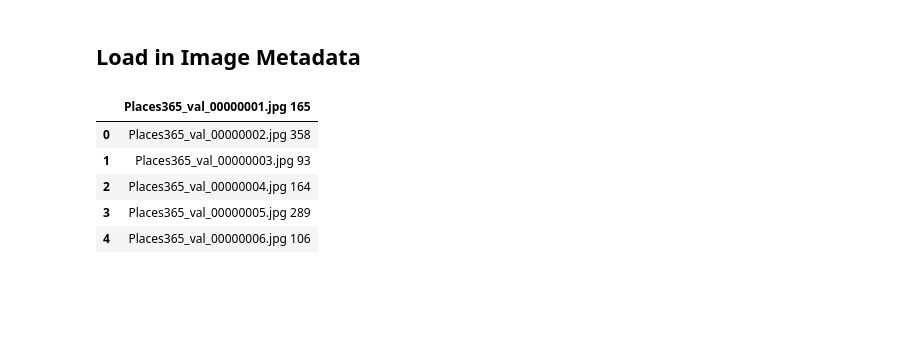
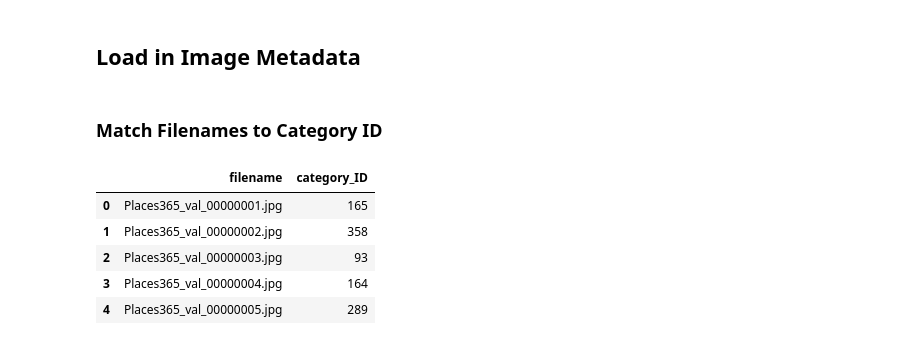
Before and after one commit to vdutell/phaseanalysis, a Jupyter notebook: category_analysis.ipynb, the cells around one changed output. Saved outputs shown, nothing was run; the diff lists cells and outputs as text; code cells hidden in the pictures; blank space fills up the shorter version.

```diff
--- a/category_analysis.ipynb
+++ b/category_analysis.ipynb
@@ -9,13 +9,16 @@ imfolder = p65folder+'val_large'
 imname = 'Places365_val_'
 # %% [markdown]
 ## Load in Image Metadata
+# %% [markdown]
+### Match Filenames to Category ID
 # %%
-df_categories = pandas.read_table(p65folder+'places365_val.txt')
-df_categories.head(5)
+colnames = ['filename','category_ID']
+df_fname_cid = pd.read_table(p65folder+'places365_val.txt',sep=' ',header=None,names=colnames)
+df_fname_cid.head(5)
 # %% [output]
-|  | Places365_val_00000001.jpg 165 |
-| 0 | Places365_val_00000002.jpg 358 |
-| 1 | Places365_val_00000003.jpg 93 |
-| 2 | Places365_val_00000004.jpg 164 |
-| 3 | Places365_val_00000005.jpg 289 |
-| 4 | Places365_val_00000006.jpg 106 |
+|  | filename | category_ID |
+| 0 | Places365_val_00000001.jpg | 165 |
+| 1 | Places365_val_00000002.jpg | 358 |
+| 2 | Places365_val_00000003.jpg | 93 |
+| 3 | Places365_val_00000004.jpg | 164 |
+| 4 | Places365_val_00000005.jpg | 289 |
```
Also changed, not shown: parts of 14 cells of this notebook, 1 other file.
